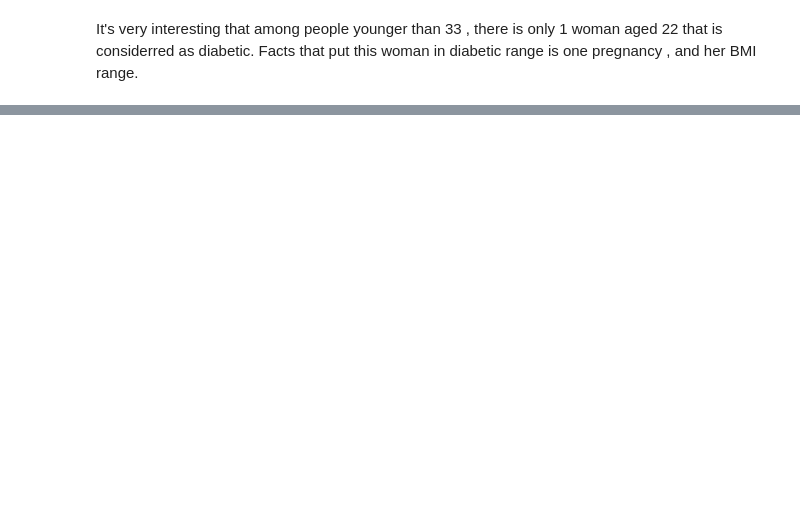
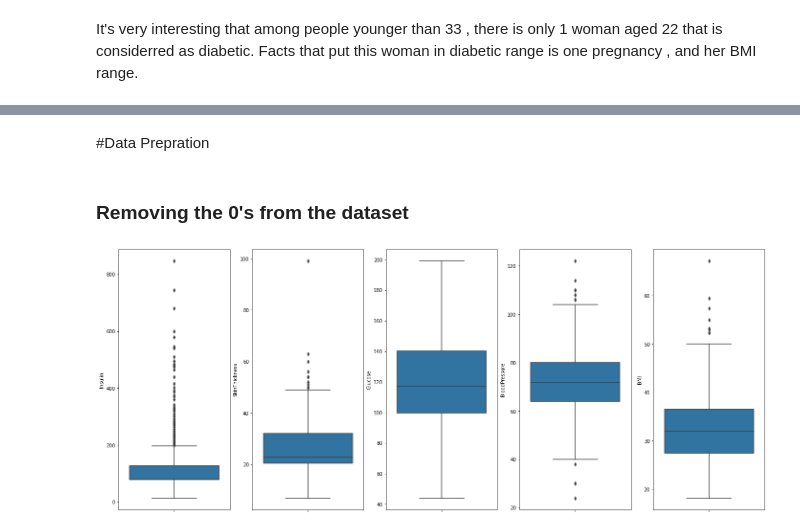
Before and after one commit to mpaydar/CS381, a Jupyter notebook: project1.ipynb, the cells around one changed output, grey strips where cells are left out. Cells and saved outputs as stored; diff of their text form; code cells hidden in the pictures; blank space fills up the shorter version.

```diff
--- a/project1.ipynb
+++ b/project1.ipynb
@@ -547,0 +561,39 @@ It's very interesting that among people younger than 33 , there is only 1 woman
+# %% [markdown]
+#Data Prepration
+# %% [markdown]
+### Removing the 0's from the dataset
+# %%
+df_copy['Insulin']=df_copy['Insulin'].replace(0,df_copy['Insulin'].mean())
+df_copy['SkinThickness']=df_copy['SkinThickness'].replace(0,df_copy['SkinThickness'].mean())
+df_copy['Glucose']=df_copy['Glucose'].replace(0,df_copy['Glucose'].mean())
+df_copy['BloodPressure']=df_copy['BloodPressure'].replace(0,df_copy['BloodPressure'].mean())
+df_copy['BMI']=df_copy['BMI'].replace(0,df_copy['BMI'].mean())
+
+
+
+
+plt.subplot(1,5,1)
+sns.boxplot(y='Insulin',x=None,data=df_copy)
+
+
+plt.subplot(1,5,2)
+sns.boxplot(y='SkinThickness',x=None,data=df_copy)
+
+
+plt.subplot(1,5,3)
+sns.boxplot(y='Glucose',x=None,data=df_copy)
+
+
+plt.subplot(1,5,4)
+sns.boxplot(y='BloodPressure',x=None,data=df_copy)
+
+plt.subplot(1,5,5)
+sns.boxplot(y='BMI',x=None,data=df_copy)
+
+
+
+
+plt.gcf().set_size_inches(10, 10)
+plt.subplots_adjust(right=2)
+# %% [output]
+[figure, added]
```
Also changed, not shown: parts of 13 cells of this notebook.
